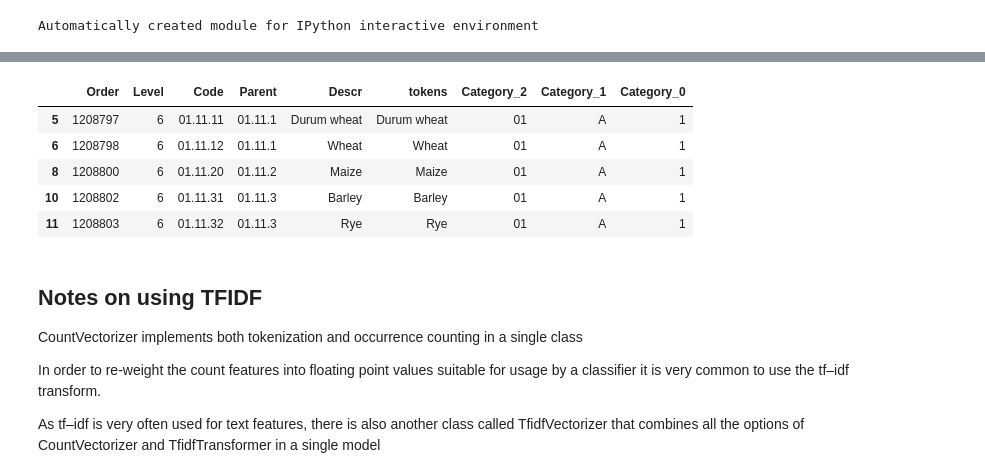
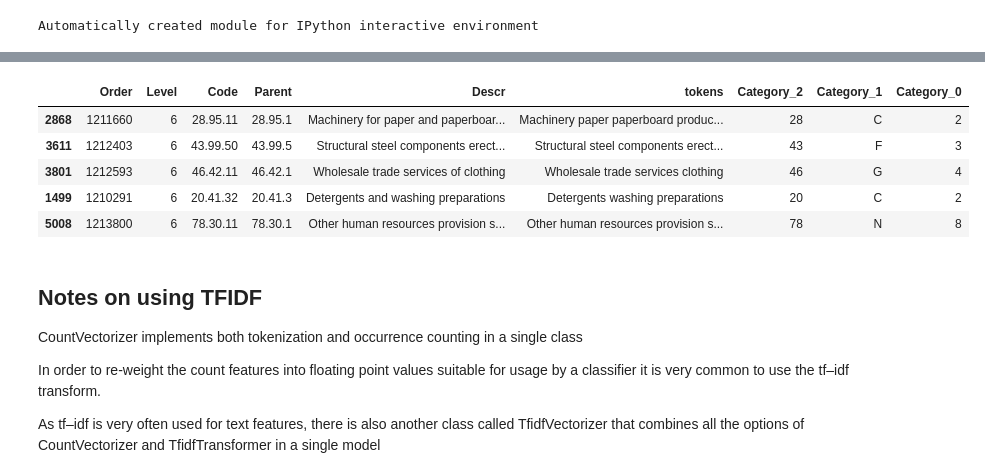
Before and after one commit to anniechocs/Data-science-accelerator, a Jupyter notebook: notebooks/Classification_V3.ipynb, the cells around one changed output, grey strips where cells are left out. Saved outputs shown, nothing was run; the diff lists cells and outputs as text; code cells hidden in the pictures.

```diff
--- a/notebooks/Classification_V3.ipynb
+++ b/notebooks/Classification_V3.ipynb
@@ -58,0 +65,3 @@ CPA.head()
+# %%
+CPA = text_processing.fetch_files()
+CPA.head()
@@ -88,14 +107,14 @@ CPA2.head()
 # %%
 # We now create an example based on Level 6 data
 CPA_L6 = CPA2[CPA2.Level==6]
-CPA_L6.head()
+CPA_L6.sample(5)
 # %% [output]
 |  | Order | Level | Code | Parent | Descr | tokens | Category_2 | Category_1 | Category_0 |
-| 5 | 1208797 | 6 | 01.11.11 | 01.11.1 | Durum wheat | Durum wheat | 01 | A | 1 |
-| 6 | 1208798 | 6 | 01.11.12 | 01.11.1 | Wheat | Wheat | 01 | A | 1 |
-| 8 | 1208800 | 6 | 01.11.20 | 01.11.2 | Maize | Maize | 01 | A | 1 |
-| 10 | 1208802 | 6 | 01.11.31 | 01.11.3 | Barley | Barley | 01 | A | 1 |
-| 11 | 1208803 | 6 | 01.11.32 | 01.11.3 | Rye | Rye | 01 | A | 1 |
+| 2868 | 1211660 | 6 | 28.95.11 | 28.95.1 | Machinery for paper and paperboar... | Machinery paper paperboard produc... | 28 | C | 2 |
+| 3611 | 1212403 | 6 | 43.99.50 | 43.99.5 | Structural steel components erect... | Structural steel components erect... | 43 | F | 3 |
+| 3801 | 1212593 | 6 | 46.42.11 | 46.42.1 | Wholesale trade services of clothing | Wholesale trade services clothing | 46 | G | 4 |
+| 1499 | 1210291 | 6 | 20.41.32 | 20.41.3 | Detergents and washing preparations | Detergents washing preparations | 20 | C | 2 |
+| 5008 | 1213800 | 6 | 78.30.11 | 78.30.1 | Other human resources provision s... | Other human resources provision s... | 78 | N | 8 |
 # %% [markdown]
 ## Notes on using TFIDF
 CountVectorizer implements both tokenization and occurrence counting in a single class
```
Also changed, not shown: parts of 15 cells of this notebook, 4 other files.
